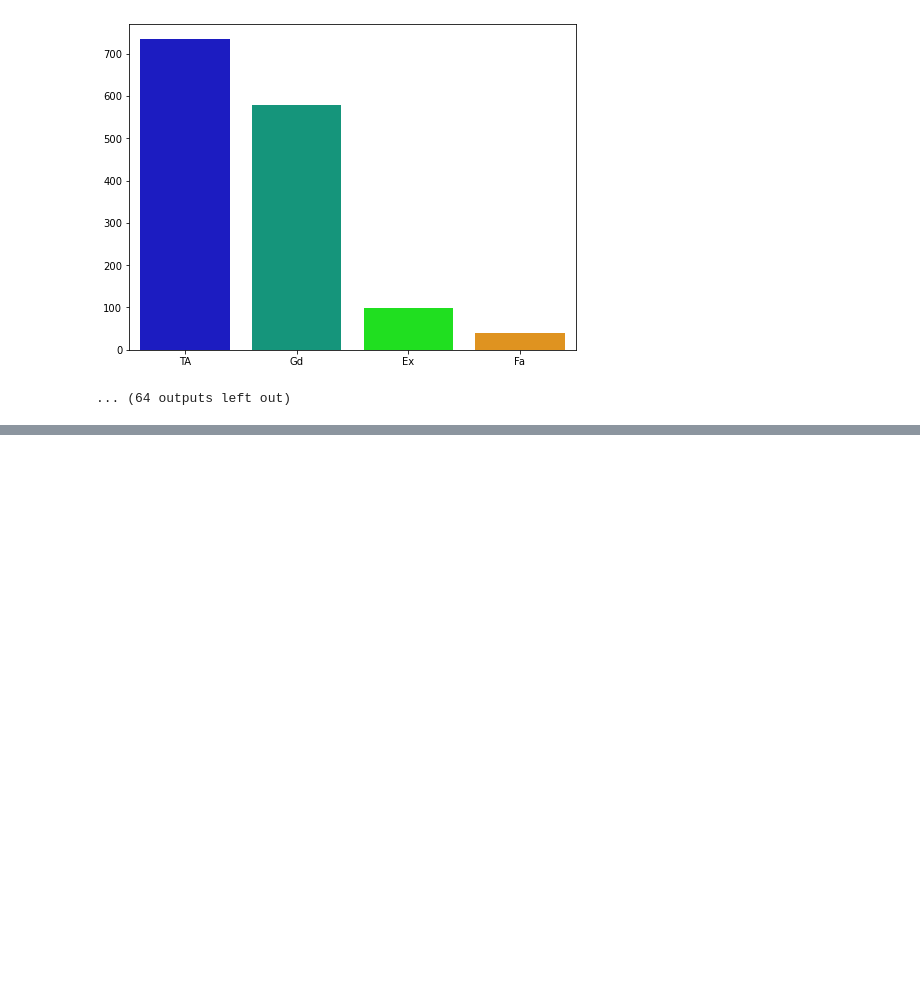
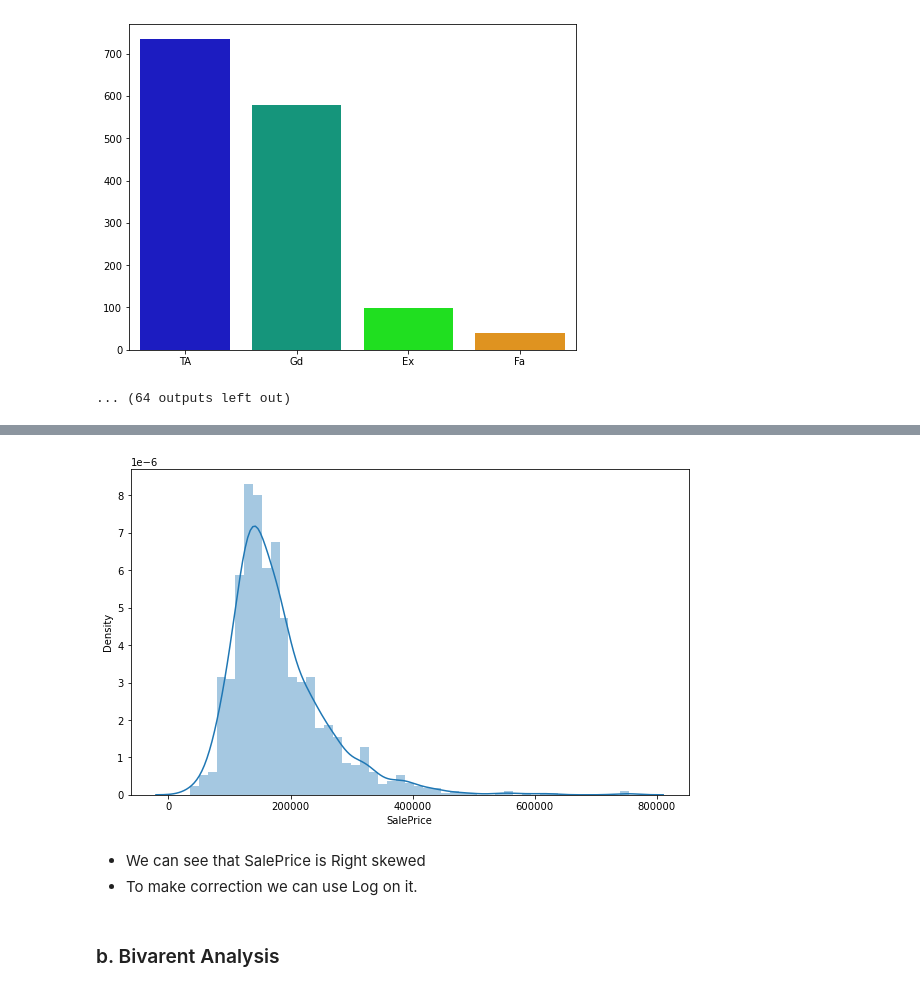
Before and after one commit to 4amitnarayan/Surprise-Housing-Price-Prediction, a Jupyter notebook: Surprise-Housing-Price-Prediction.ipynb, the cells around one changed output, grey strips where cells are left out. Cells and saved outputs as stored; diff of their text form; code cells hidden in the pictures; blank space fills up the shorter version.

```diff
--- a/Surprise-Housing-Price-Prediction.ipynb
+++ b/Surprise-Housing-Price-Prediction.ipynb
@@ -491 +490,13 @@ for i, col in enumerate(numeric.columns):
 ... (60 outputs left out)
+# %%
+# Plotting a distribution plot on "SalePrice"
+plt.figure(figsize=(10,6))
+sns.distplot(surprise_house_data.SalePrice)
+plt.show()
+# %% [output]
+[figure, added]
+# %% [markdown]
+- We can see that SalePrice is Right skewed
+- To make correction we can use Log on it.
+# %% [markdown]
+### b. Bivarent Analysis
```
Also changed, not shown: parts of 231 cells of this notebook.
